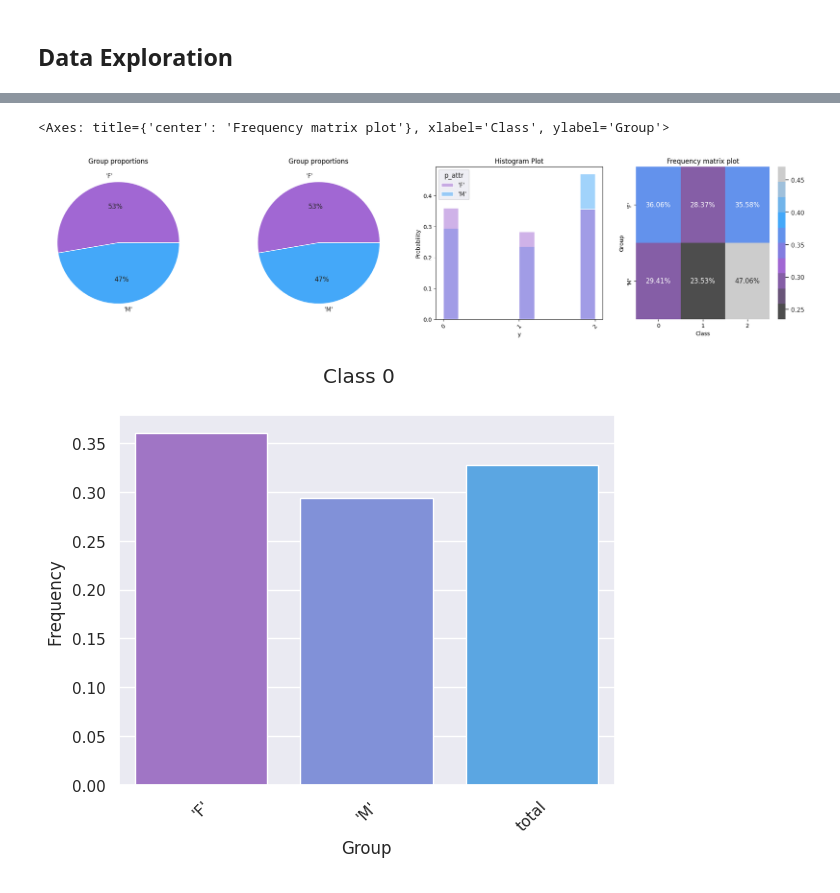
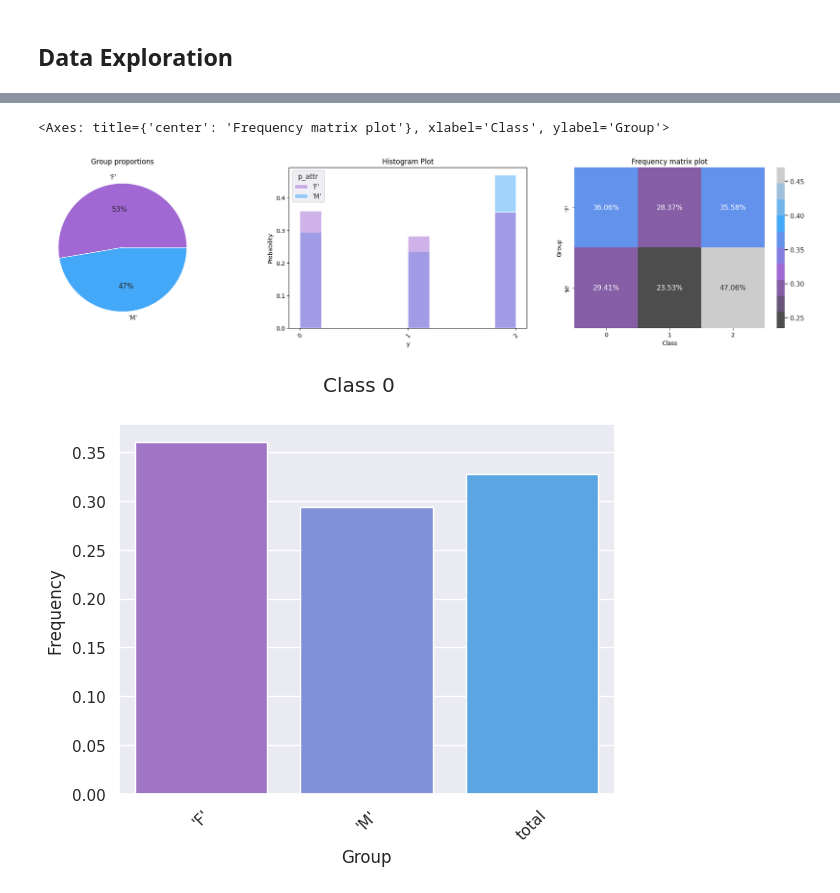
Before and after one commit to holistic-ai/holisticai, a Jupyter notebook: tutorials/bias/measuring_bias/measuring_bias_multiclass.ipynb, the cells around one changed output, grey strips where cells are left out. Drawn from its saved outputs; the diff is of its cells as text; code cells hidden in the pictures.

```diff
--- a/tutorials/bias/measuring_bias/measuring_bias_multiclass.ipynb
+++ b/tutorials/bias/measuring_bias/measuring_bias_multiclass.ipynb
@@ -53,18 +38,17 @@ Name: p_attr, Length: 395, dtype: object
 # %%
 from holisticai.bias.plots import group_pie_plot
 from holisticai.bias.plots import histogram_plot
 from holisticai.bias.plots import frequency_matrix_plot
 from holisticai.bias.plots import frequency_plot
 import matplotlib.pyplot as plt
 
-fig,axs = plt.subplots(1,4, figsize=(25,5))
+fig,axs = plt.subplots(1, 3, figsize=(25,5))
 group_pie_plot(dataset['p_attr'], ax=axs[0])
-group_pie_plot(dataset['p_attr'], ax=axs[1])
-histogram_plot(dataset['y'], p_attr=dataset['p_attr'], ax=axs[2])
-frequency_matrix_plot(dataset['p_attr'], dataset['y'], normalize='group', ax=axs[3])
+histogram_plot(dataset['y'], p_attr=dataset['p_attr'], ax=axs[1])
+frequency_matrix_plot(dataset['p_attr'], dataset['y'], normalize='group', ax=axs[2])
 # %% [output]
 <Axes: title={'center': 'Frequency matrix plot'}, xlabel='Class', ylabel='Group'>
-[figure, old version]
+[figure, new version]
 # %%
 frequency_plot(dataset['p_attr'], dataset['y'])
 # %% [output]
```
Also changed, not shown: parts of 11 cells of this notebook, 4 other files.
